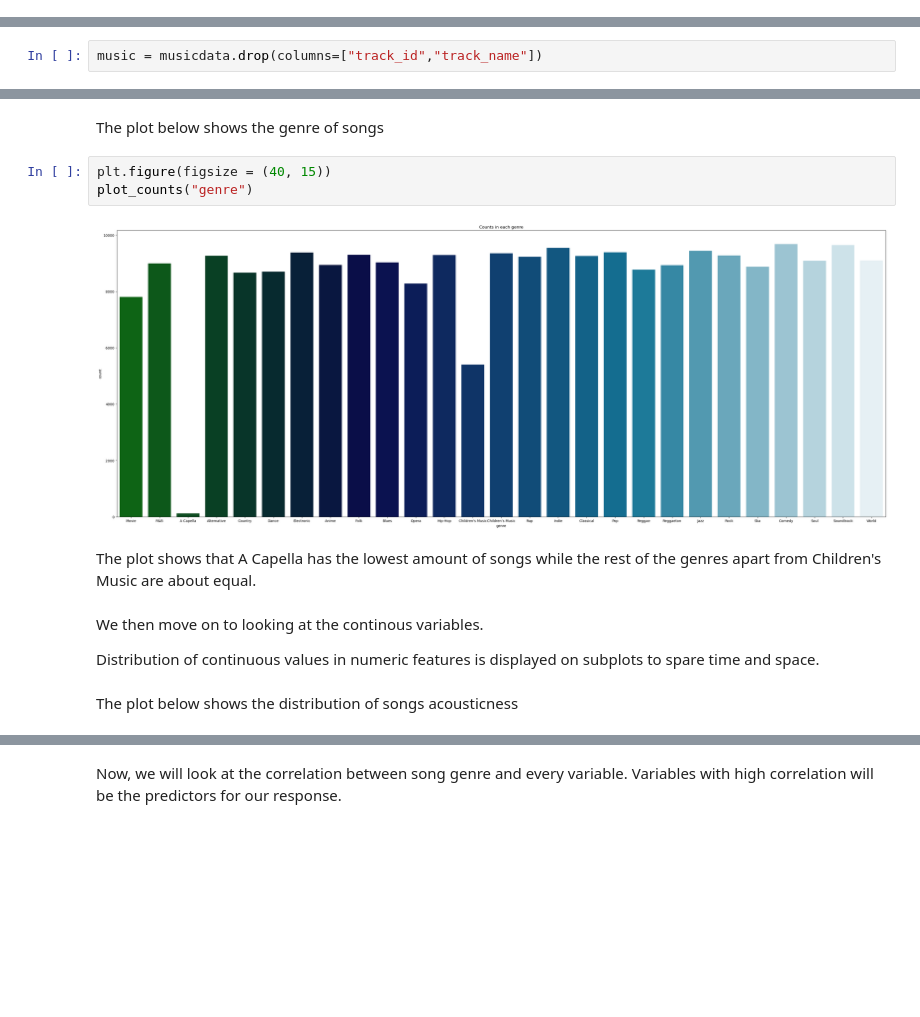
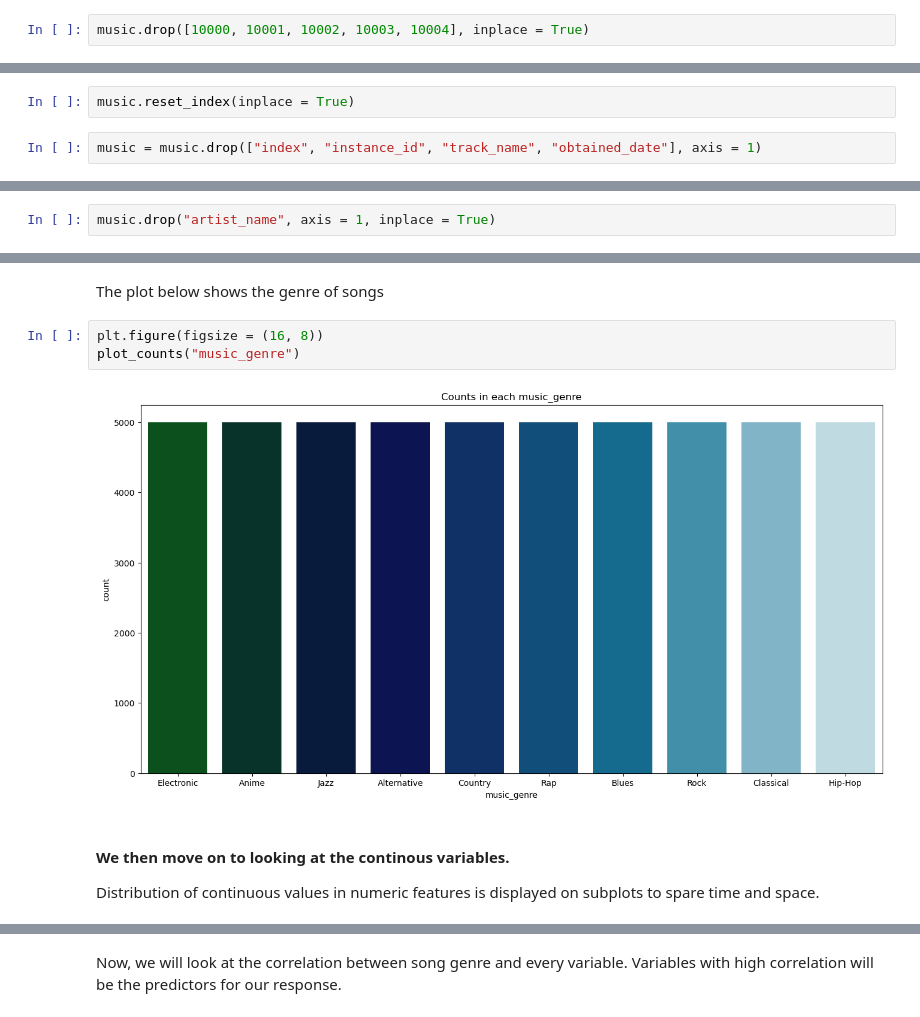
Before and after one commit to tanvi-jain3/SC1015-Song-Genre-Classification, a Jupyter notebook: Data Science Mini_Project.ipynb, the cells around one changed output, grey strips where cells are left out. Drawn from its saved outputs; the diff is of its cells as text; blank space fills up the shorter version.

```diff
--- a/Data Science Mini_Project.ipynb
+++ b/Data Science Mini_Project.ipynb
@@ -62,0 +95,2 @@ memory usage: 32.0+ MB
+# %%
+music.drop([10000, 10001, 10002, 10003, 10004], inplace = True)
@@ -106,0 +170,4 @@ musicdata[duplicated]
+# %%
+music.reset_index(inplace = True)
+# %%
+music = music.drop(["index", "instance_id", "track_name", "obtained_date"], axis = 1)
@@ -144,2 +220,2 @@ The new dataset is then labelled as music.
 # %%
-music = musicdata.drop(columns=["track_id","track_name"])
+music.drop("artist_name", axis = 1, inplace = True)
@@ -177,15 +256,11 @@ plot_counts("mode")
 # %% [markdown]
 The plot below shows the genre of songs
 # %%
-plt.figure(figsize = (40, 15))
-plot_counts("genre")
+plt.figure(figsize = (16, 8))
+plot_counts("music_genre")
 # %% [output]
-[figure, old version]
+[figure, new version]
-# %% [markdown]
-The plot shows that A Capella has the lowest amount of songs while the rest of the genres apart from Children's Music are about equal.
 # %% [markdown]
-We then move on to looking at the continous variables.
+#### We then move on to looking at the continous variables.
 
 Distribution of continuous values in numeric features is displayed on subplots to spare time and space.
-# %% [markdown]
-The plot below shows the distribution of songs acousticness
```
Also changed, not shown: parts of 99 cells of this notebook.
